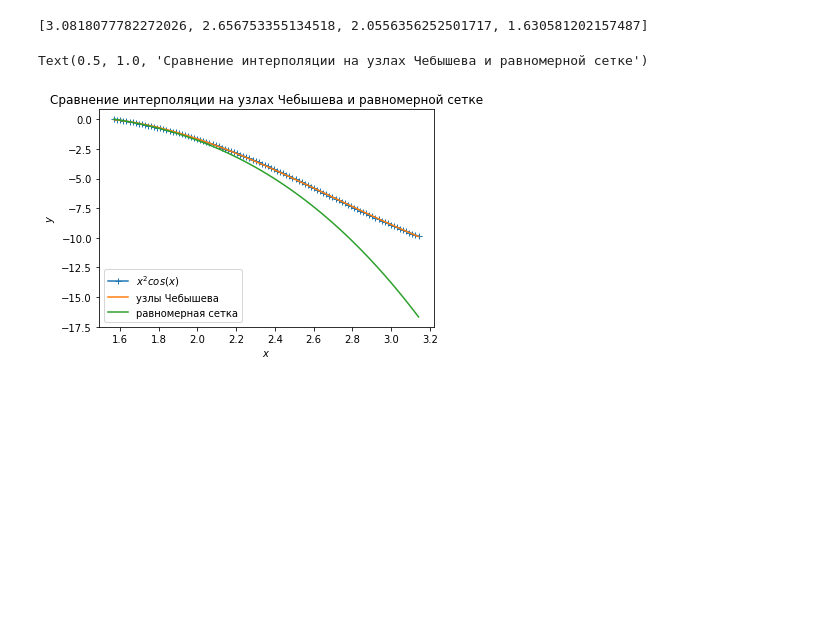
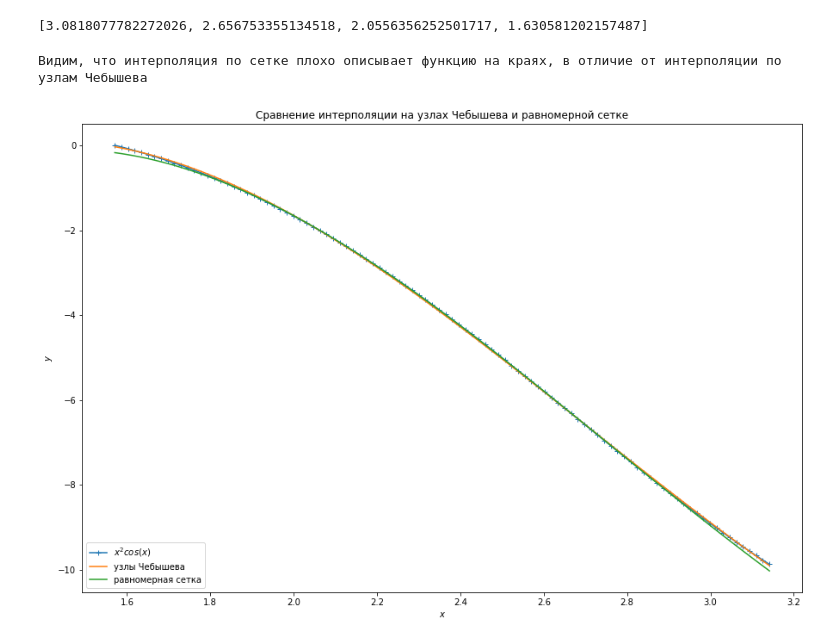
Before and after one commit to thead-is-dead/CP2020, a Jupyter notebook: week_5_intep_approx.ipynb, the cells around one changed output. Saved outputs shown, nothing was run; the diff lists cells and outputs as text; code cells hidden in the pictures; blank space fills up the shorter version.

```diff
--- a/week_5_intep_approx.ipynb
+++ b/week_5_intep_approx.ipynb
@@ -164,7 +165,7 @@ Consider the function, $f(x) = x^2 \cos{x}$. On the interval $x\in [\pi/2, \pi]$
 #приготовление узлов функции, которую собираемся интерполировать
 def xy(a, b, m):
     l = b - a
-    x = [l * (i + 1) / (m + 2) for i in range(m + 1)]
+    x = [a + l * (i + 1) / (m + 2) for i in range(m + 1)]
     y = [i**2 * np.cos(i) for i in x]
 
     return x, y
@@ -196,8 +197,8 @@ m = 5
 z = np.linspace(np.pi / 2, np.pi, 100)
 f = [i**2 * np.cos(i) for i in z]
 
-fig3, ax3 = plt.subplots()
-ax3.plot(z, f, label = '$x^{2} cos{(x)}$')
+fig3, ax3 = plt.subplots(figsize = (15, 10))
+ax3.plot(z, f, label = '$x^{2} cos{(x)}$', marker='o')
 
 for i in range(1,m+1):
     x, y = xy(a, b, i)
@@ -226,23 +227,25 @@ print(CN)
 # %%
 #построим,собственно, интерполяционные полиномы на узлах Чебышева и на равномерной сетке
 
 x_cn = CN
 y_cn = [i**2 * np.cos(i) for i in x_cn]
 
 x, y = xy(a, b, 3)
 
 L_cn = [Lagrange(x_cn, y_cn, j) for j in z]
 L = [Lagrange(x, y, j) for j in z]
 
-fig4, ax4 = plt.subplots()
+fig4, ax4 = plt.subplots(figsize=(15,10))
 ax4.plot(z, f, label = '$x^{2} cos{(x)}$', marker = '+')
 ax4.plot(z, L_cn, label = 'узлы Чебышева')
 ax4.plot(z, L, label = 'равномерная сетка')
 
 ax4.legend(loc = 'lower left')
 ax4.set_xlabel('$x$')
 ax4.set_ylabel('$y$')
 ax4.set_title('Сравнение интерполяции на узлах Чебышева и равномерной сетке')
+
+print("Видим, что интерполяция на сетке хуже описывает функцию на краях, чем интерполяция на узлах Чебышева")
 # %% [output]
-Text(0.5, 1.0, 'Сравнение интерполяции на узлах Чебышева и равномерной сетке')
+Видим, что интерполяция по сетке плохо описывает функцию на краях, в отличие от интерполяции по узлам Чебышева
-[figure, old version]
+[figure, new version]
```
Also changed, not shown: parts of 3 cells of this notebook.
